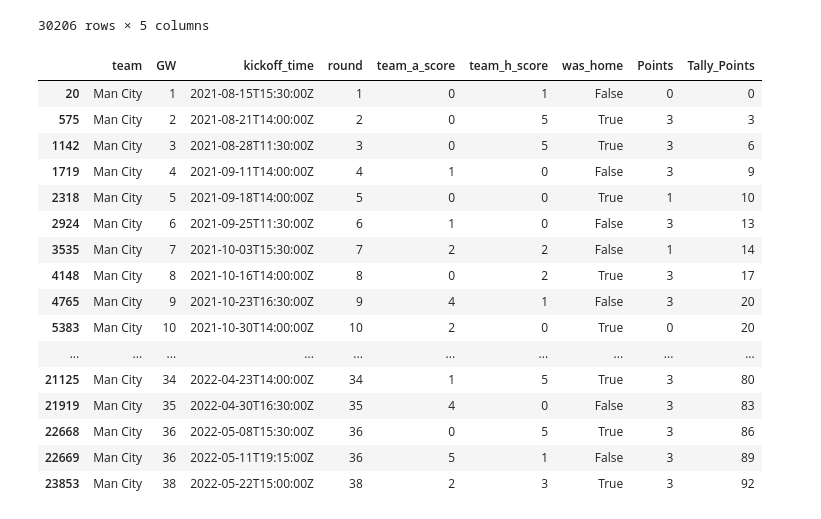
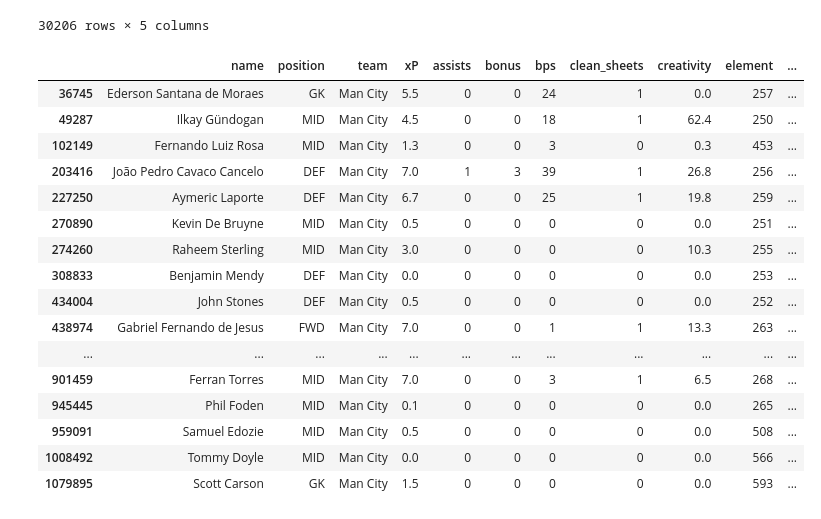
Before and after one commit to WayneQwele/FPLmodel, a Jupyter notebook: FeatureBuild.ipynb, the cells around one changed output. Saved outputs shown, nothing was run; the diff lists cells and outputs as text; code cells hidden in the pictures.

```diff
--- a/FeatureBuild.ipynb
+++ b/FeatureBuild.ipynb
@@ -33,7 +193,6 @@ def adder (el):
     '''
     This another function used points in feature build
     '''
-
     score = pd.Series(el['team_h_score']-el['team_a_score']).apply(points) # so this will return a  pandas series, our evaluation returns a series. So we need to do our evaluation right over here
     score_a = pd.Series(el['team_a_score']-el['team_h_score']).apply(points)
     combine = {'Home':score, 'Away':score_a,'was_home':el['was_home']}
@@ -41,4 +200,5 @@ def adder (el):
 
     return df
 
-team['Points'] = team.pipe(adder) #.apply(home_away) # this argument passes itself as an instance
+team2['Points'] = team2.pipe(adder) #.apply(home_away) # this argument passes itself as an instance
+team2['Tally_Points'] = team2.sort_values(by=['team','GW']).groupby('team')['Points'].cumsum()
@@ -127,7 +205,8 @@ pd.merge(opps_df
 # %%
 # Self join to get the major attributes
 T1 = pd.merge(game
-        ,team.drop(['team_a_score','team_h_score','was_home','Points','GW'], axis=1) # drop these fields that we do not need
+        ,(team2.drop(['team_a_score','team_h_score','was_home','Points','GW'], axis=1)
+                .rename(columns={'total_points':'Total_Team_points'})) # drop these fields that we do not need
         ,how='left'
         ,left_on=['team','round']
         ,right_on=['team','round']
@@ -151,20 +230,12 @@ T1 # we need to figure out a way to find the opposing team
 # %%
 # Self join the data to get
 T2 = (pd.merge(T1
-                ,T1
+                ,T1[['name','GW','total_points','was_home','Total_Team_points']]
                 ,left_on=['name']
                 ,right_on=['name']
                 ,suffixes=("","_step")
-                ).query("GW - GW_step == -1"))
+                ).query("GW - GW_step == -1")
+        .assign(was_home_ind =lambda x:T2['was_home'].replace({False: 0,True:1}))
+        .assign(was_home_step_ind =lambda x:T2['was_home_step'].replace({False: 0,True:1}))
+        .drop(columns=['GW_step'])  #only need this for the join
+        )
-# %%
-#for readability
-
-
-
-
-
-T2 =(T2
-    .assign(was_home_ind =lambda x:T2['was_home'].replace({False: 0,True:1})) #previous game
-    .assign(was_home_step_ind =lambda x:T2['was_home_step'].replace({False: 0,True:1})) # we will know next game info
-    # .apply(playtime = lambda x:playtime(x))
-    )
@@ -198,22 +282,22 @@ T2[['name','team','team_step','Tally_Points_step','Tally_Points']]
 def team_diff(row):
     return row['Tally_Points_step']
 # %%
-team[(team['team']== 'Man City')]
+T2.query("team =='Man City' & round == 4")
 # %% [output]
-|  | team | GW | kickoff_time | round | team_a_score | team_h_score | was_home | Points | Tally_Points |
-| 20 | Man City | 1 | 2021-08-15T15:30:00Z | 1 | 0 | 1 | False | 0 | 0 |
-| 575 | Man City | 2 | 2021-08-21T14:00:00Z | 2 | 0 | 5 | True | 3 | 3 |
-| 1142 | Man City | 3 | 2021-08-28T11:30:00Z | 3 | 0 | 5 | True | 3 | 6 |
-| 1719 | Man City | 4 | 2021-09-11T14:00:00Z | 4 | 1 | 0 | False | 3 | 9 |
-| 2318 | Man City | 5 | 2021-09-18T14:00:00Z | 5 | 0 | 0 | True | 1 | 10 |
-| 2924 | Man City | 6 | 2021-09-25T11:30:00Z | 6 | 1 | 0 | False | 3 | 13 |
-| 3535 | Man City | 7 | 2021-10-03T15:30:00Z | 7 | 2 | 2 | False | 1 | 14 |
-| 4148 | Man City | 8 | 2021-10-16T14:00:00Z | 8 | 0 | 2 | True | 3 | 17 |
-| 4765 | Man City | 9 | 2021-10-23T16:30:00Z | 9 | 4 | 1 | False | 3 | 20 |
-| 5383 | Man City | 10 | 2021-10-30T14:00:00Z | 10 | 2 | 0 | True | 0 | 20 |
-| ... | ... | ... | ... | ... | ... | ... | ... | ... | ... |
-| 21125 | Man City | 34 | 2022-04-23T14:00:00Z | 34 | 1 | 5 | True | 3 | 80 |
-| 21919 | Man City | 35 | 2022-04-30T16:30:00Z | 35 | 4 | 0 | False | 3 | 83 |
-| 22668 | Man City | 36 | 2022-05-08T15:30:00Z | 36 | 0 | 5 | True | 3 | 86 |
-| 22669 | Man City | 36 | 2022-05-11T19:15:00Z | 36 | 5 | 1 | False | 3 | 89 |
-| 23853 | Man City | 38 | 2022-05-22T15:00:00Z | 38 | 2 | 3 | True | 3 | 92 |
+|  | name | position | team | xP | assists | bonus | bps | clean_sheets | creativity | element | ... |
+| 36745 | Ederson Santana de Moraes | GK | Man City | 5.5 | 0 | 0 | 24 | 1 | 0.0 | 257 | ... |
+| 49287 | Ilkay Gündogan | MID | Man City | 4.5 | 0 | 0 | 18 | 1 | 62.4 | 250 | ... |
+| 102149 | Fernando Luiz Rosa | MID | Man City | 1.3 | 0 | 0 | 3 | 0 | 0.3 | 453 | ... |
+| 203416 | João Pedro Cavaco Cancelo | DEF | Man City | 7.0 | 1 | 3 | 39 | 1 | 26.8 | 256 | ... |
+| 227250 | Aymeric Laporte | DEF | Man City | 6.7 | 0 | 0 | 25 | 1 | 19.8 | 259 | ... |
+| 270890 | Kevin De Bruyne | MID | Man City | 0.5 | 0 | 0 | 0 | 0 | 0.0 | 251 | ... |
+| 274260 | Raheem Sterling | MID | Man City | 3.0 | 0 | 0 | 0 | 0 | 10.3 | 255 | ... |
+| 308833 | Benjamin Mendy | DEF | Man City | 0.0 | 0 | 0 | 0 | 0 | 0.0 | 253 | ... |
+| 434004 | John Stones | DEF | Man City | 0.5 | 0 | 0 | 0 | 0 | 0.0 | 252 | ... |
+| 438974 | Gabriel Fernando de Jesus | FWD | Man City | 7.0 | 0 | 0 | 1 | 1 | 13.3 | 263 | ... |
+| ... | ... | ... | ... | ... | ... | ... | ... | ... | ... | ... | ... |
+| 901459 | Ferran Torres | MID | Man City | 7.0 | 0 | 0 | 3 | 1 | 6.5 | 268 | ... |
+| 945445 | Phil Foden | MID | Man City | 0.1 | 0 | 0 | 0 | 0 | 0.0 | 265 | ... |
+| 959091 | Samuel Edozie | MID | Man City | 0.5 | 0 | 0 | 0 | 0 | 0.0 | 508 | ... |
+| 1008492 | Tommy Doyle | MID | Man City | 0.0 | 0 | 0 | 0 | 0 | 0.0 | 566 | ... |
+| 1079895 | Scott Carson | GK | Man City | 1.5 | 0 | 0 | 0 | 0 | 0.0 | 593 | ... |
```
Also changed, not shown: parts of 26 cells of this notebook, 3 other files.
